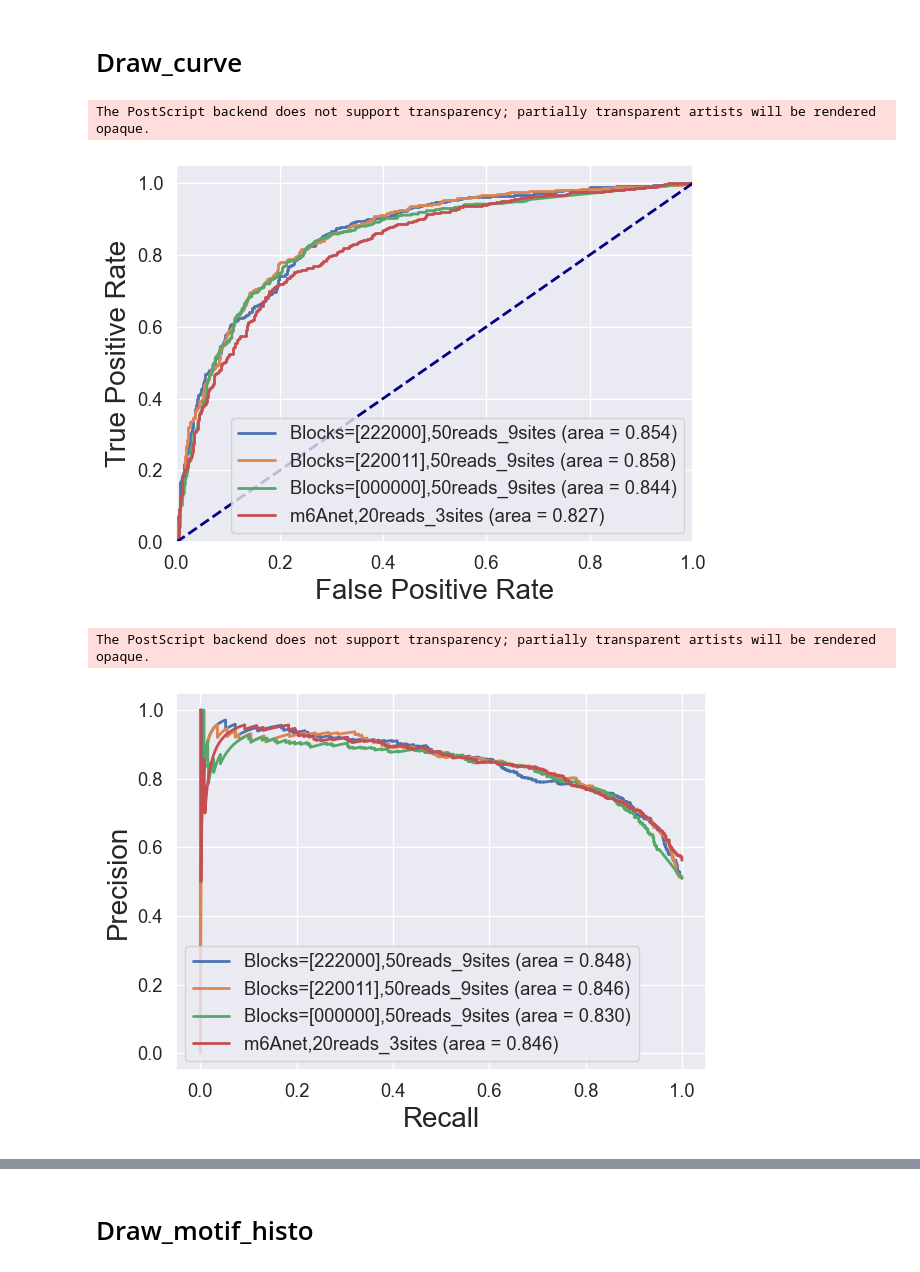
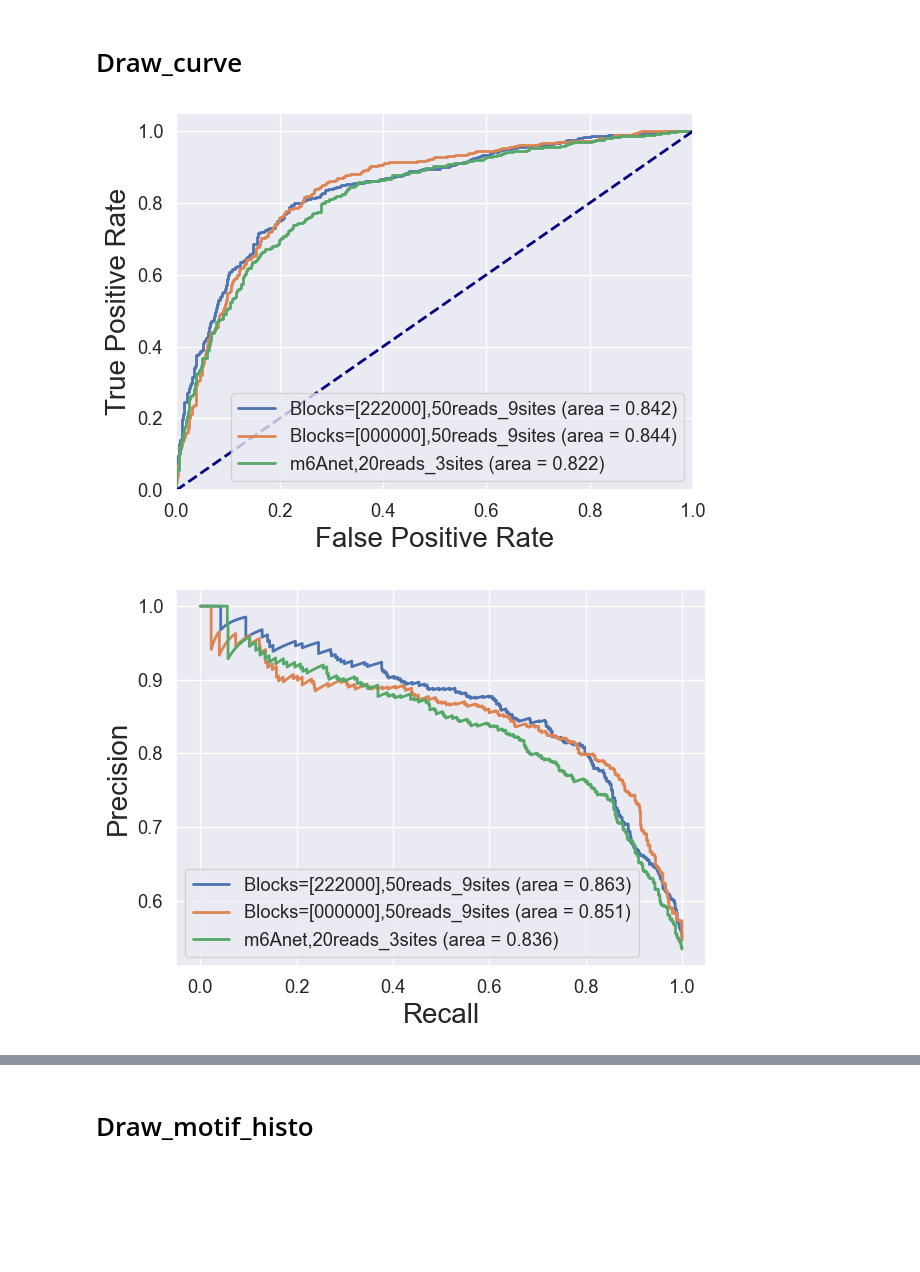
Before and after one commit to faded53222/NSWord, a Jupyter notebook: Draw_Graphs.ipynb, the cells around one changed output, grey strips where cells are left out. Saved outputs shown, nothing was run; the diff lists cells and outputs as text; code cells hidden in the pictures; blank space fills up the shorter version.

```diff
--- a/Draw_Graphs.ipynb
+++ b/Draw_Graphs.ipynb
@@ -97,11 +85,9 @@ def draw_curve(label_pre_lis,s_name,no_dash_line=0):
     plt.savefig('./edata/Save_drawing/'+s_name+'_PR.pdf',bbox_inches='tight')
     plt.show()
 # %%
-draw_curve(['Blocks=[222000],50reads_9sites','Blocks=[220011],50reads_9sites','Blocks=[000000],50reads_9sites'\
+draw_curve(['Blocks=[222000],50reads_9sites','Blocks=[000000],50reads_9sites'\
            ,'m6Anet,20reads_3sites'],'main')
 # %% [output]
-The PostScript backend does not support transparency; partially transparent artists will be rendered opaque.
-[figure, old version]
+[figure, new version]
-The PostScript backend does not support transparency; partially transparent artists will be rendered opaque.
-[figure, old version]
+[figure, new version]
 # %%
```
Also changed, not shown: parts of 9 cells of this notebook.
